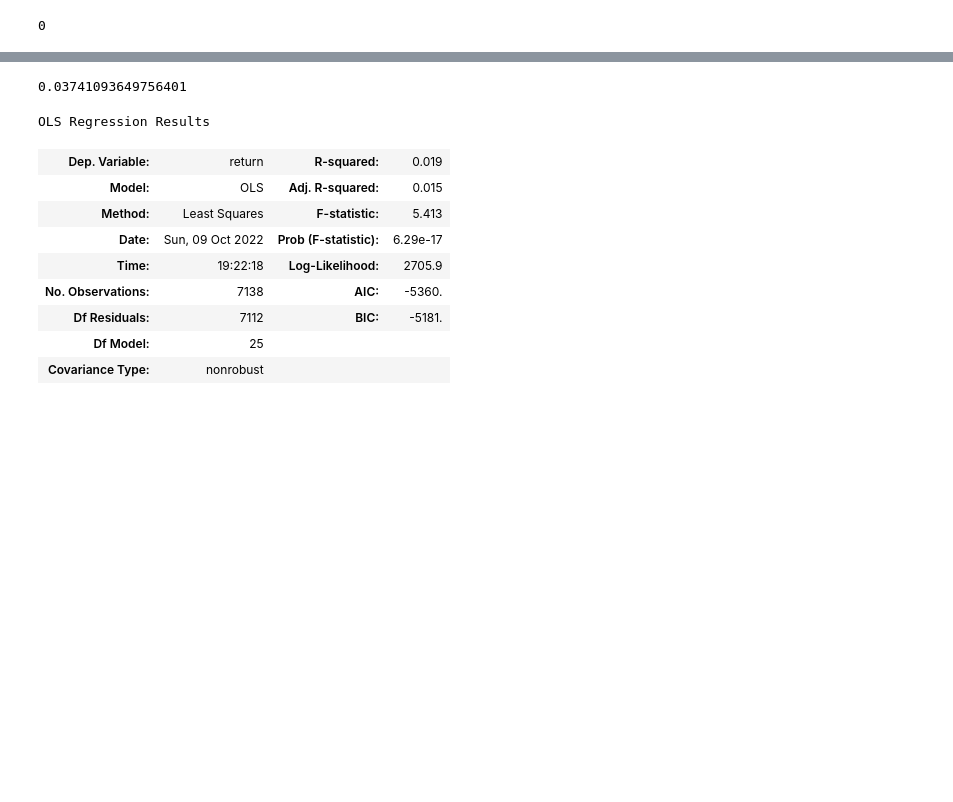
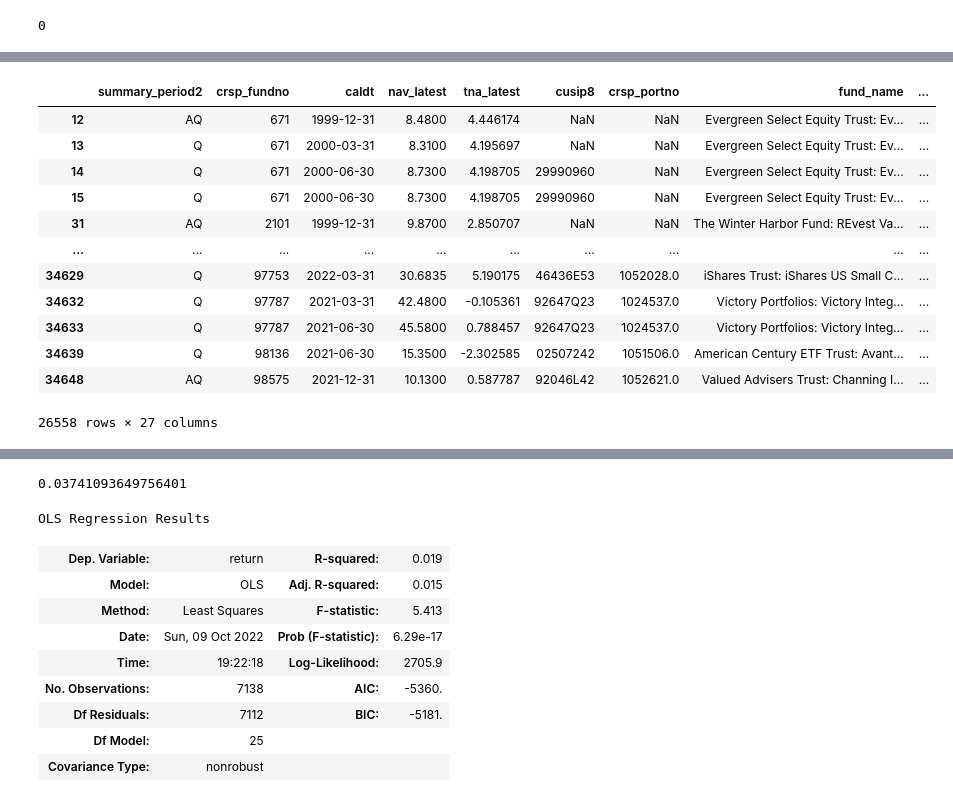
Before and after one commit to acremins1/Asset-Management-HW-1, a Jupyter notebook: Asset Management HW 2.ipynb, the cells around one changed output, grey strips where cells are left out. Cells and saved outputs as stored; diff of their text form; code cells hidden in the pictures; blank space fills up the shorter version.

```diff
--- a/Asset Management HW 2.ipynb
+++ b/Asset Management HW 2.ipynb
@@ -59,6 +137,22 @@ fund_data = fund_data.dropna(subset=['return', 'tna_latest','mgmt_fee'])
 # %%
 #get dummies for tna_latest_bin
 fund_data = pd.get_dummies(fund_data, columns=['tna_latest_bin'])
+# %%
+fund_data
+# %% [output]
+|  | summary_period2 | crsp_fundno | caldt | nav_latest | tna_latest | cusip8 | crsp_portno | fund_name | ... |
+| 12 | AQ | 671 | 1999-12-31 | 8.4800 | 4.446174 | NaN | NaN | Evergreen Select Equity Trust: Ev... | ... |
+| 13 | Q | 671 | 2000-03-31 | 8.3100 | 4.195697 | NaN | NaN | Evergreen Select Equity Trust: Ev... | ... |
+| 14 | Q | 671 | 2000-06-30 | 8.7300 | 4.198705 | 29990960 | NaN | Evergreen Select Equity Trust: Ev... | ... |
+| 15 | Q | 671 | 2000-06-30 | 8.7300 | 4.198705 | 29990960 | NaN | Evergreen Select Equity Trust: Ev... | ... |
+| 31 | AQ | 2101 | 1999-12-31 | 9.8700 | 2.850707 | NaN | NaN | The Winter Harbor Fund: REvest Va... | ... |
+| ... | ... | ... | ... | ... | ... | ... | ... | ... | ... |
+| 34629 | Q | 97753 | 2022-03-31 | 30.6835 | 5.190175 | 46436E53 | 1052028.0 | iShares Trust: iShares US Small C... | ... |
+| 34632 | Q | 97787 | 2021-03-31 | 42.4800 | -0.105361 | 92647Q23 | 1024537.0 | Victory Portfolios: Victory Integ... | ... |
+| 34633 | Q | 97787 | 2021-06-30 | 45.5800 | 0.788457 | 92647Q23 | 1024537.0 | Victory Portfolios: Victory Integ... | ... |
+| 34639 | Q | 98136 | 2021-06-30 | 15.3500 | -2.302585 | 02507242 | 1051506.0 | American Century ETF Trust: Avant... | ... |
+| 34648 | AQ | 98575 | 2021-12-31 | 10.1300 | 0.587787 | 92046L42 | 1052621.0 | Valued Advisers Trust: Channing I... | ... |
+26558 rows × 27 columns
 # %%
 #find funds that have less than 20 observations and drop them
 fund_data = fund_data.groupby('fund_name').filter(lambda x: len(x) > 20)
```
Also changed, not shown: parts of 16 cells of this notebook.
